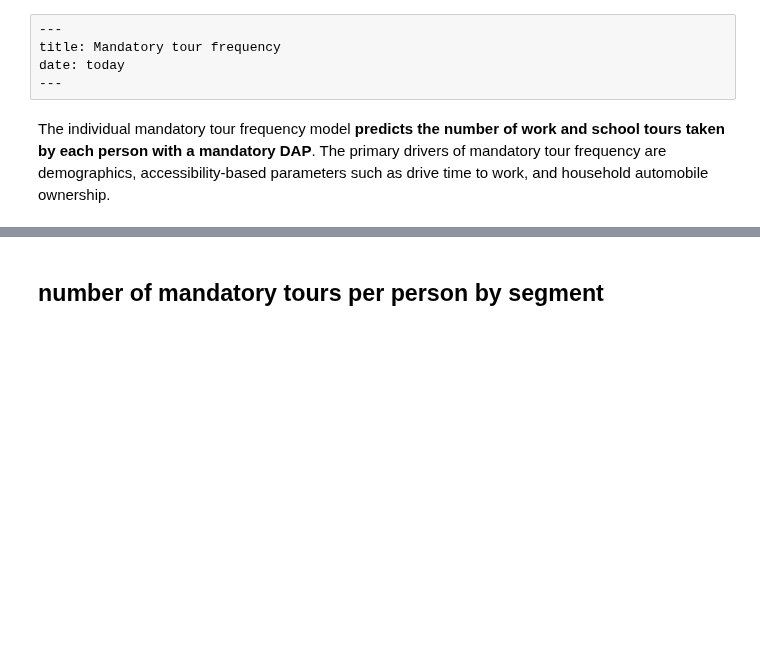
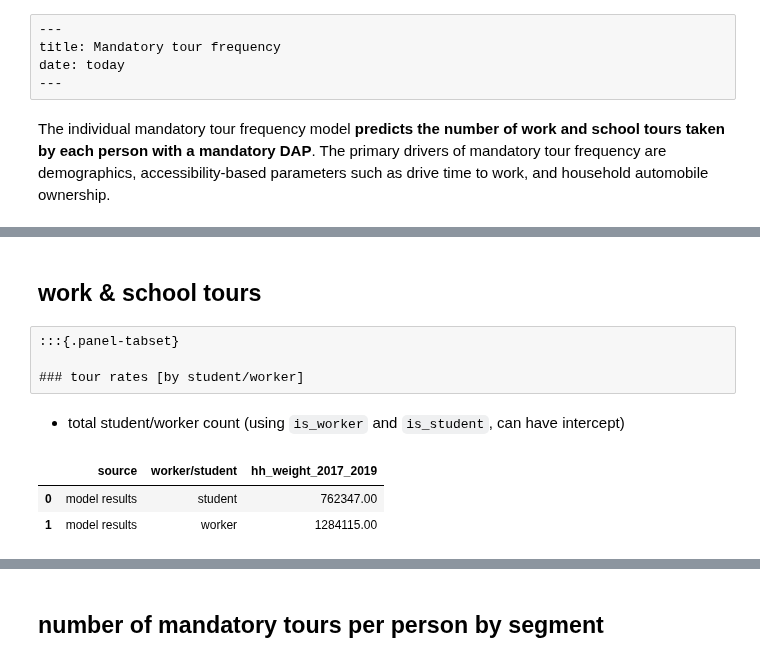
Before and after one commit to psrc/psrc_activitysim, a Jupyter notebook: scripts/validation/validation_scripts/mandatory_tour_frequency.ipynb, the cells around one changed output, grey strips where cells are left out. Saved outputs shown, nothing was run; the diff lists cells and outputs as text; code cells hidden in the pictures; blank space fills up the shorter version.

```diff
--- a/scripts/validation/validation_scripts/mandatory_tour_frequency.ipynb
+++ b/scripts/validation/validation_scripts/mandatory_tour_frequency.ipynb
@@ -49,0 +93,25 @@ df_person_count = per_data.groupby('source')['hh_weight_2017_2019'].sum().reset_
+# %% [markdown]
+## work & school tours
+# %%
+# total number of worker/student by source
+df_worker_count = m_per_data.loc[m_per_data['is_worker']].groupby('source')['hh_weight_2017_2019'].sum().reset_index()
+df_worker_count['worker/student'] = "worker"
+
+df_student_count = m_per_data.loc[m_per_data['is_student']].groupby('source')['hh_weight_2017_2019'].sum().reset_index()
+df_student_count['worker/student'] = "student"
+
+df_worker_student_count = pd.concat([df_worker_count,df_student_count])
+# %% [raw]
+:::{.panel-tabset}
+
+### tour rates [by student/worker]
+# %% [markdown]
+- total student/worker count (using `is_worker` and `is_student`, can have intercept)
+# %%
+df_1 = df_worker_student_count.groupby(['source','worker/student'])['hh_weight_2017_2019'].sum().reset_index().sort_values('worker/student')
+df_1['hh_weight_2017_2019'] = df_1['hh_weight_2017_2019'].apply(lambda x: '%.2f' % x)
+df_1.loc[df_1['source']=="model results"]
+# %% [output]
+|  | source | worker/student | hh_weight_2017_2019 |
+| 0 | model results | student | 762347.00 |
+| 1 | model results | worker | 1284115.00 |
```
Also changed, not shown: parts of 27 cells of this notebook, 13 other files.
